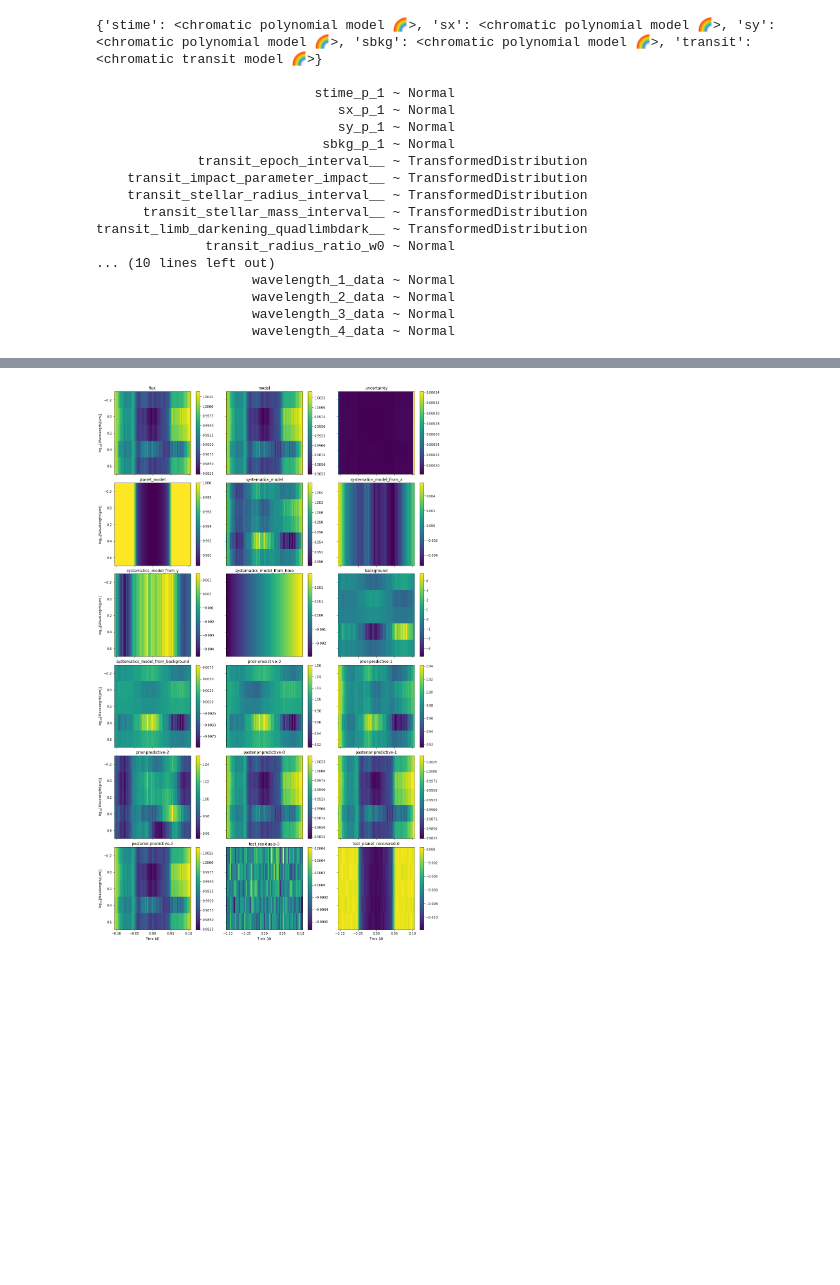
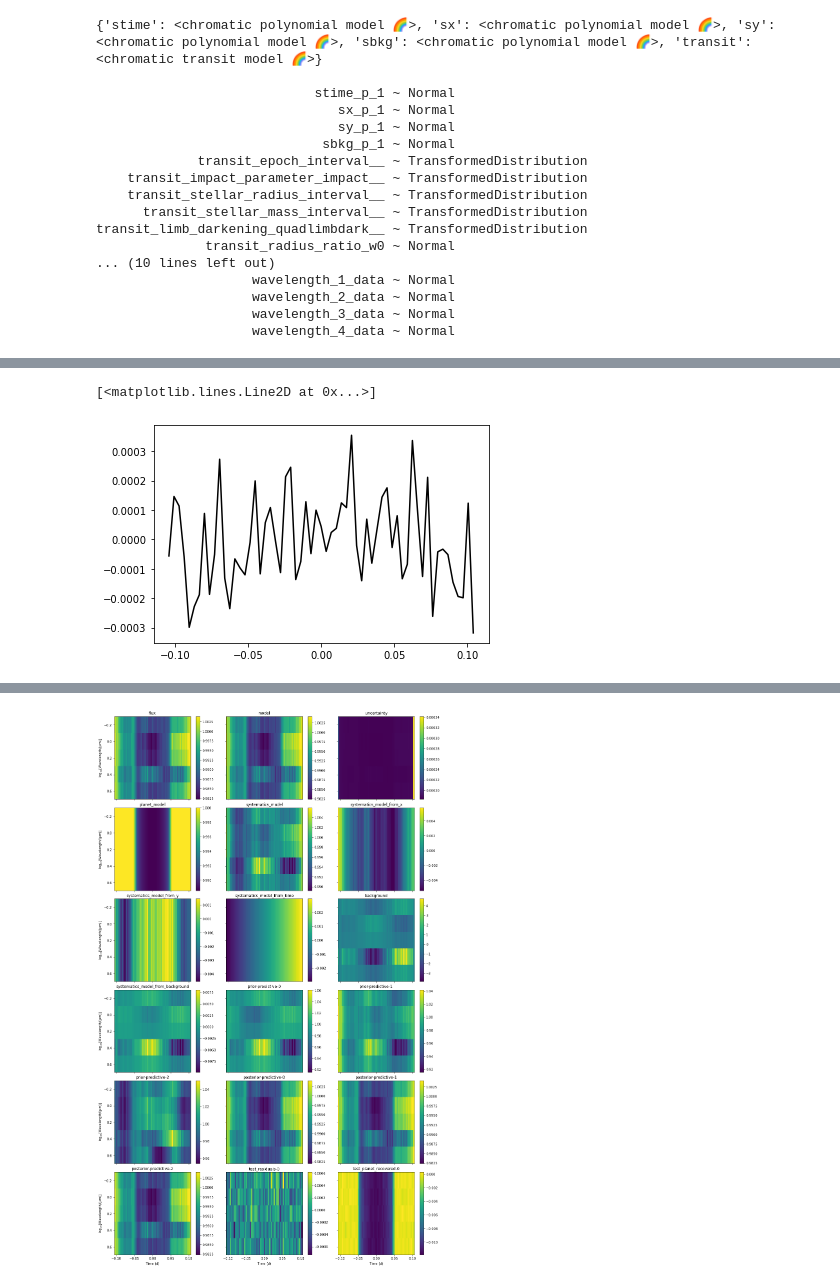
Before and after one commit to catrionamurray/chromatic_fitting, a Jupyter notebook: Systematic_Modelling.ipynb, the cells around one changed output, grey strips where cells are left out. Cells and saved outputs as stored; diff of their text form; code cells hidden in the pictures; blank space fills up the shorter version.

```diff
--- a/Systematic_Modelling.ipynb
+++ b/Systematic_Modelling.ipynb
@@ -244,0 +342,5 @@ f = 1
+# %%
+plt.plot(cm.data.time.to_value("day"), cm.data.flux[0,:]-final_model, 'k')
+# %% [output]
+[<matplotlib.lines.Line2D at 0x...>]
+[figure, added]
```
Also changed, not shown: parts of 19 cells of this notebook, 3 other files.
